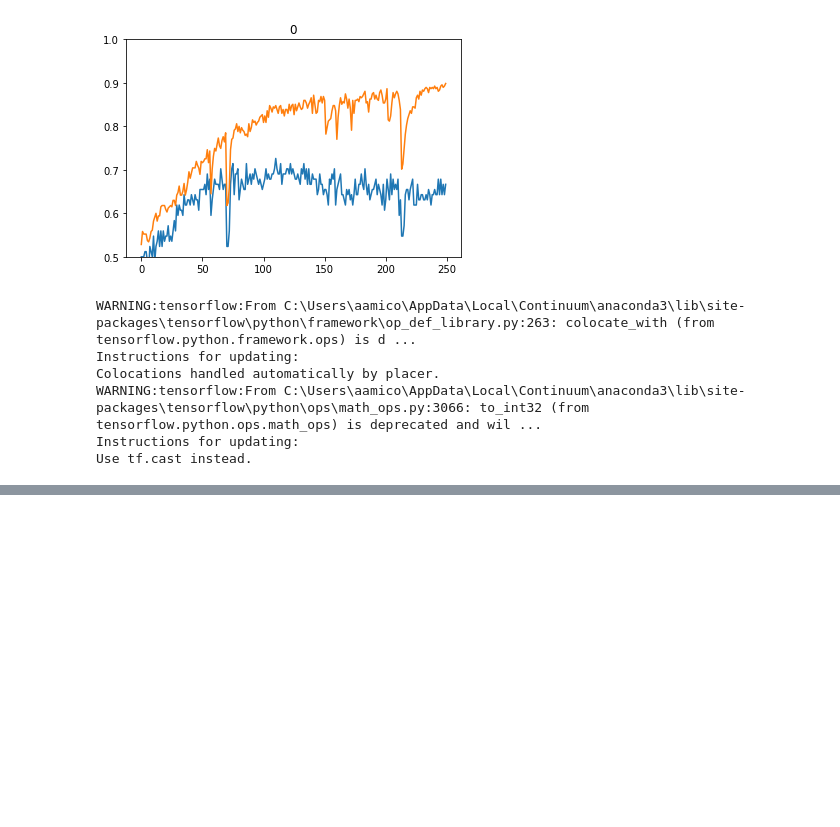
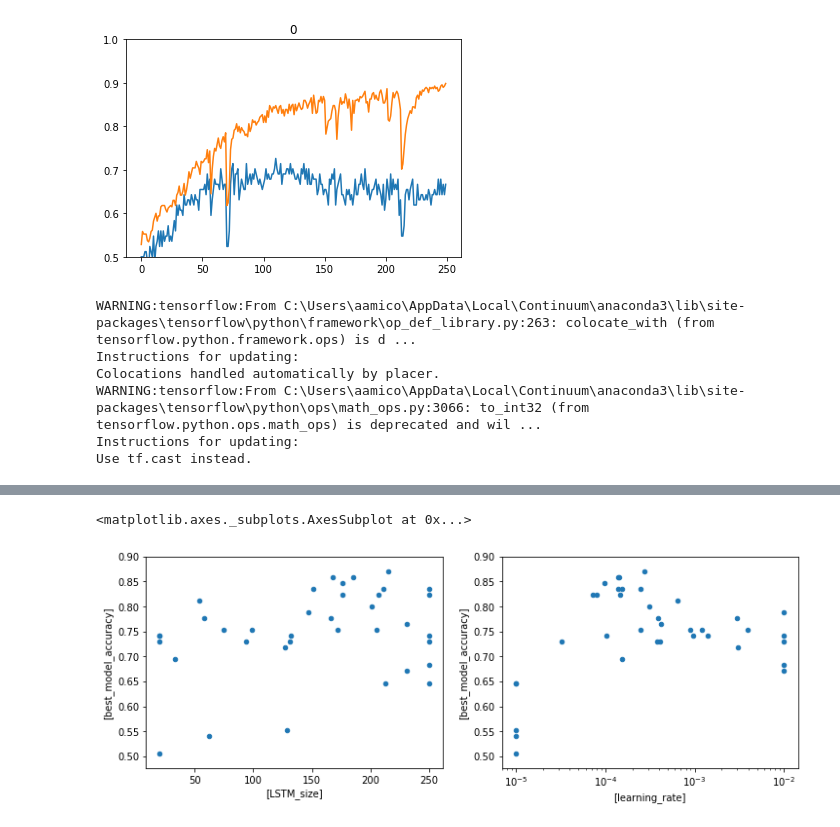
Before and after one commit to AndreaAmico/DeepMouse, a Jupyter notebook: live_history.ipynb, the cells around one changed output, grey strips where cells are left out. Saved outputs shown, nothing was run; the diff lists cells and outputs as text; code cells hidden in the pictures; blank space fills up the shorter version.

```diff
--- a/live_history.ipynb
+++ b/live_history.ipynb
@@ -11,5 +13,5 @@ from sklearn.metrics import accuracy_score
 # %%
-grid_df = pd.read_pickle('./model_data/grid_{}.pkl'.format('04'))
+grid_df = pd.read_pickle('./model_data/grid_{}.pkl'.format('06'))
 # %%
 df_32 = grid_df.loc[grid_df["batch_size"]==32]
 histories = iter(df_32.fit_out.reset_index(drop=True))
@@ -42,0 +63,8 @@ best_model.
+# %%
+fig, (ax1, ax2) = plt.subplots(1, 2, figsize=(12, 4))
+
+grid_df.plot(['LSTM_size'], ['best_model_accuracy'], kind='scatter', ax=ax1)
+grid_df.plot(['learning_rate'], ['best_model_accuracy'], kind='scatter', ax=ax2, logx=True)
+# %% [output]
+<matplotlib.axes._subplots.AxesSubplot at 0x...>
+[figure, added]
```
Also changed, not shown: parts of 3 cells of this notebook, 2 other files.
